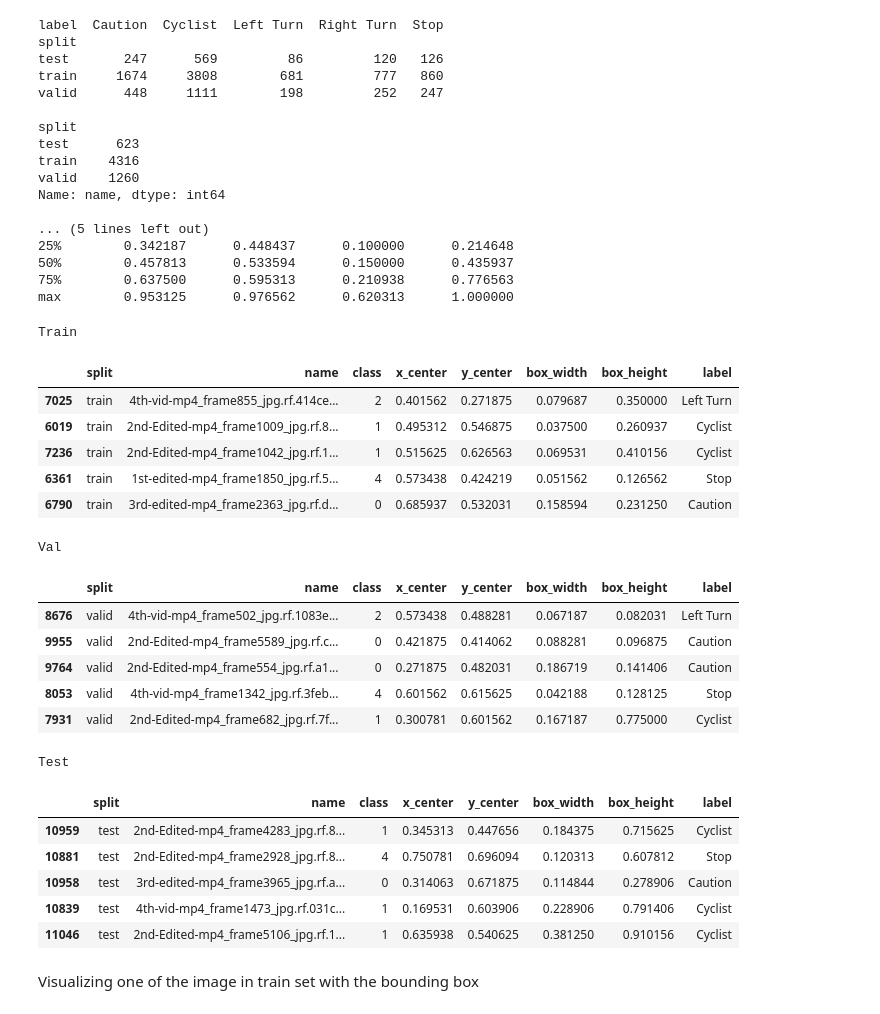
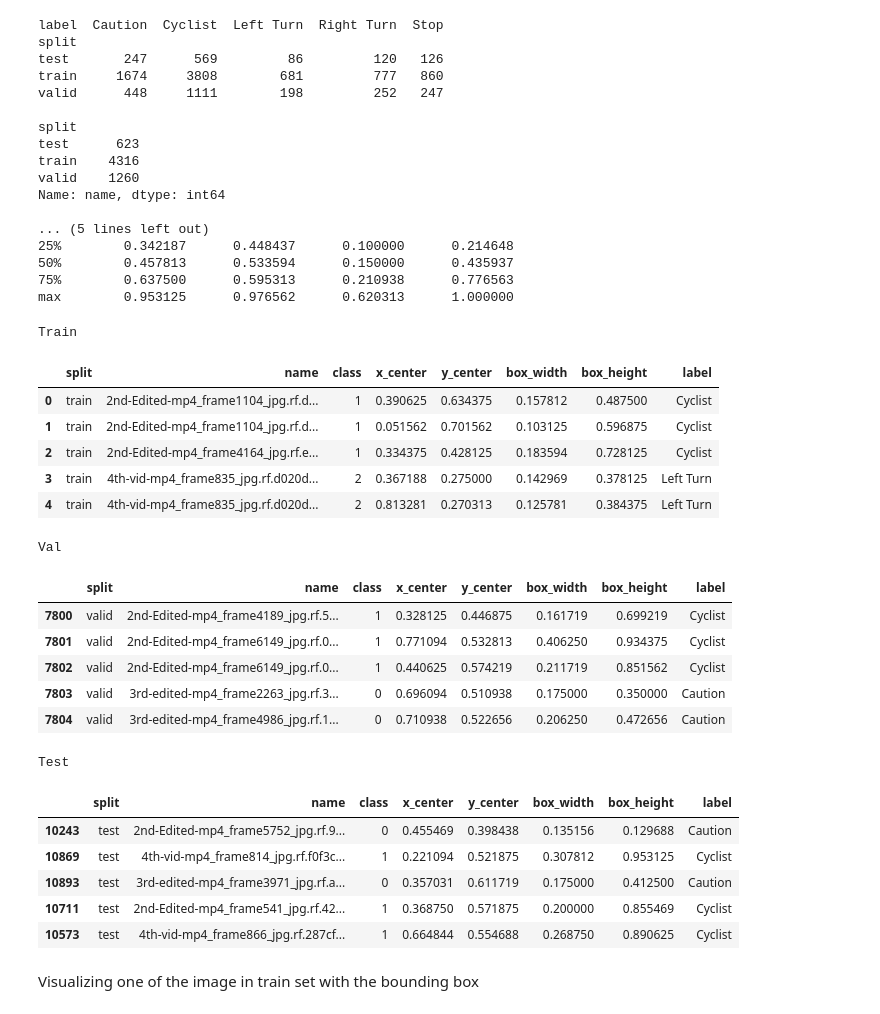
Before and after one commit to RileySchina/Computer-Vision-Project-Hyperparameter, a Jupyter notebook: ComputerVisionProject.ipynb, the cells around one changed output. Saved outputs shown, nothing was run; the diff lists cells and outputs as text; code cells hidden in the pictures.

```diff
--- a/ComputerVisionProject.ipynb
+++ b/ComputerVisionProject.ipynb
@@ -249,35 +245,40 @@ Name: name, dtype: int64
 50%        0.457813      0.533594      0.150000      0.435937
 75%        0.637500      0.595313      0.210938      0.776563
 max        0.953125      0.976562      0.620313      1.000000
-# %%
-print('Train')
-display(df[df['split'] == 'train'].sample(5))
-print('\n\nVal')
-display(df[df['split'] == 'valid'].sample(5))
-print('\n\nTest')
-display(df[df['split'] == 'test'].sample(5))
-# %% [output]
-Train
-|  | split | name | class | x_center | y_center | box_width | box_height | label |
-| 7025 | train | 4th-vid-mp4_frame855_jpg.rf.414ce... | 2 | 0.401562 | 0.271875 | 0.079687 | 0.350000 | Left Turn |
-| 6019 | train | 2nd-Edited-mp4_frame1009_jpg.rf.8... | 1 | 0.495312 | 0.546875 | 0.037500 | 0.260937 | Cyclist |
-| 7236 | train | 2nd-Edited-mp4_frame1042_jpg.rf.1... | 1 | 0.515625 | 0.626563 | 0.069531 | 0.410156 | Cyclist |
-| 6361 | train | 1st-edited-mp4_frame1850_jpg.rf.5... | 4 | 0.573438 | 0.424219 | 0.051562 | 0.126562 | Stop |
-| 6790 | train | 3rd-edited-mp4_frame2363_jpg.rf.d... | 0 | 0.685937 | 0.532031 | 0.158594 | 0.231250 | Caution |
-Val
-|  | split | name | class | x_center | y_center | box_width | box_height | label |
-| 8676 | valid | 4th-vid-mp4_frame502_jpg.rf.1083e... | 2 | 0.573438 | 0.488281 | 0.067187 | 0.082031 | Left Turn |
-| 9955 | valid | 2nd-Edited-mp4_frame5589_jpg.rf.c... | 0 | 0.421875 | 0.414062 | 0.088281 | 0.096875 | Caution |
-| 9764 | valid | 2nd-Edited-mp4_frame554_jpg.rf.a1... | 0 | 0.271875 | 0.482031 | 0.186719 | 0.141406 | Caution |
-| 8053 | valid | 4th-vid-mp4_frame1342_jpg.rf.3feb... | 4 | 0.601562 | 0.615625 | 0.042188 | 0.128125 | Stop |
-| 7931 | valid | 2nd-Edited-mp4_frame682_jpg.rf.7f... | 1 | 0.300781 | 0.601562 | 0.167187 | 0.775000 | Cyclist |
-Test
-|  | split | name | class | x_center | y_center | box_width | box_height | label |
-| 10959 | test | 2nd-Edited-mp4_frame4283_jpg.rf.8... | 1 | 0.345313 | 0.447656 | 0.184375 | 0.715625 | Cyclist |
-| 10881 | test | 2nd-Edited-mp4_frame2928_jpg.rf.8... | 4 | 0.750781 | 0.696094 | 0.120313 | 0.607812 | Stop |
-| 10958 | test | 3rd-edited-mp4_frame3965_jpg.rf.a... | 0 | 0.314063 | 0.671875 | 0.114844 | 0.278906 | Caution |
-| 10839 | test | 4th-vid-mp4_frame1473_jpg.rf.031c... | 1 | 0.169531 | 0.603906 | 0.228906 | 0.791406 | Cyclist |
-| 11046 | test | 2nd-Edited-mp4_frame5106_jpg.rf.1... | 1 | 0.635938 | 0.540625 | 0.381250 | 0.910156 | Cyclist |
+# %%
+#train_df = df[df['split'] == 'train'].reset_index(drop=True)
+train_df = df[df['split'] == 'train']
+val_df = df[df['split'] == 'valid']
+test_df = df[df['split'] == 'test']
+
+print('Train')
+display(train_df.head(5))
+print('\n\nVal')
+display(val_df.head(5))
+print('\n\nTest')
+display(test_df.sample(5))
+# %% [output]
+Train
+|  | split | name | class | x_center | y_center | box_width | box_height | label |
+| 0 | train | 2nd-Edited-mp4_frame1104_jpg.rf.d... | 1 | 0.390625 | 0.634375 | 0.157812 | 0.487500 | Cyclist |
+| 1 | train | 2nd-Edited-mp4_frame1104_jpg.rf.d... | 1 | 0.051562 | 0.701562 | 0.103125 | 0.596875 | Cyclist |
+| 2 | train | 2nd-Edited-mp4_frame4164_jpg.rf.e... | 1 | 0.334375 | 0.428125 | 0.183594 | 0.728125 | Cyclist |
+| 3 | train | 4th-vid-mp4_frame835_jpg.rf.d020d... | 2 | 0.367188 | 0.275000 | 0.142969 | 0.378125 | Left Turn |
+| 4 | train | 4th-vid-mp4_frame835_jpg.rf.d020d... | 2 | 0.813281 | 0.270313 | 0.125781 | 0.384375 | Left Turn |
+Val
+|  | split | name | class | x_center | y_center | box_width | box_height | label |
+| 7800 | valid | 2nd-Edited-mp4_frame4189_jpg.rf.5... | 1 | 0.328125 | 0.446875 | 0.161719 | 0.699219 | Cyclist |
+| 7801 | valid | 2nd-Edited-mp4_frame6149_jpg.rf.0... | 1 | 0.771094 | 0.532813 | 0.406250 | 0.934375 | Cyclist |
+| 7802 | valid | 2nd-Edited-mp4_frame6149_jpg.rf.0... | 1 | 0.440625 | 0.574219 | 0.211719 | 0.851562 | Cyclist |
+| 7803 | valid | 3rd-edited-mp4_frame2263_jpg.rf.3... | 0 | 0.696094 | 0.510938 | 0.175000 | 0.350000 | Caution |
+| 7804 | valid | 3rd-edited-mp4_frame4986_jpg.rf.1... | 0 | 0.710938 | 0.522656 | 0.206250 | 0.472656 | Caution |
+Test
+|  | split | name | class | x_center | y_center | box_width | box_height | label |
+| 10243 | test | 2nd-Edited-mp4_frame5752_jpg.rf.9... | 0 | 0.455469 | 0.398438 | 0.135156 | 0.129688 | Caution |
+| 10869 | test | 4th-vid-mp4_frame814_jpg.rf.f0f3c... | 1 | 0.221094 | 0.521875 | 0.307812 | 0.953125 | Cyclist |
+| 10893 | test | 3rd-edited-mp4_frame3971_jpg.rf.a... | 0 | 0.357031 | 0.611719 | 0.175000 | 0.412500 | Caution |
+| 10711 | test | 2nd-Edited-mp4_frame541_jpg.rf.42... | 1 | 0.368750 | 0.571875 | 0.200000 | 0.855469 | Cyclist |
+| 10573 | test | 4th-vid-mp4_frame866_jpg.rf.287cf... | 1 | 0.664844 | 0.554688 | 0.268750 | 0.890625 | Cyclist |
 # %% [markdown]
 Visualizing one of the image in train set with the bounding box
 # %%
```
Also changed, not shown: parts of 10 cells of this notebook.
